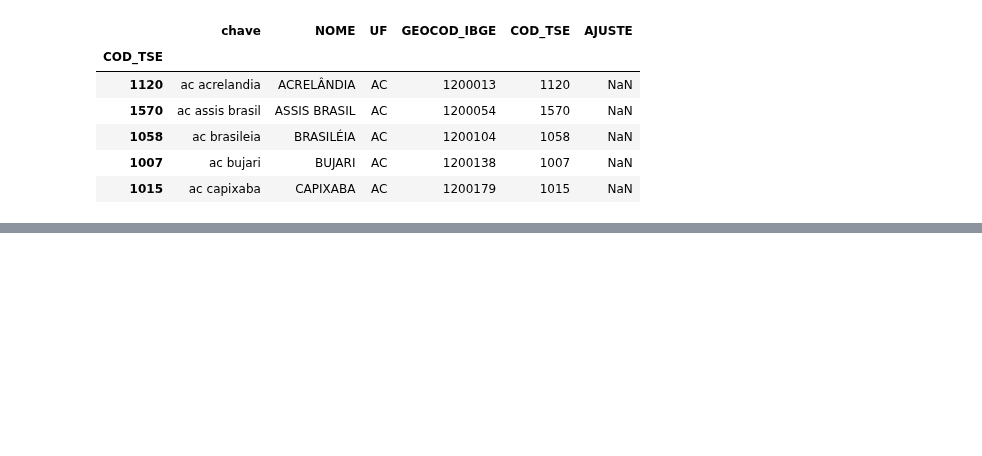
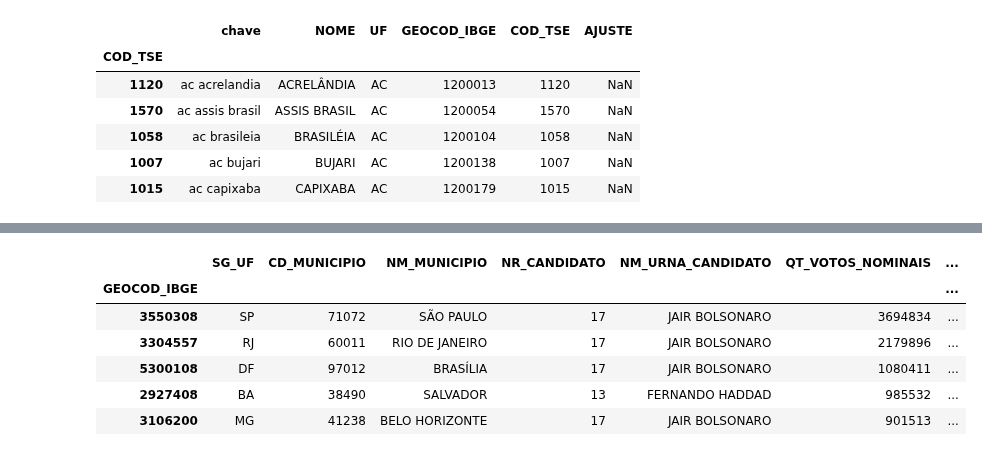
Before and after one commit to V1L3La/Learning-An-lise-de-Dados-em-Python, a Jupyter notebook: Mapa_das_Eleições_de_2018.ipynb, the cells around one changed output, grey strips where cells are left out. Saved outputs shown, nothing was run; the diff lists cells and outputs as text; code cells hidden in the pictures; blank space fills up the shorter version.

```diff
--- a/Mapa_das_Eleições_de_2018.ipynb
+++ b/Mapa_das_Eleições_de_2018.ipynb
@@ -446,0 +512,5 @@ df_vot_equ.head()
+# %%
+# (5)
+# Converter o tipo da coluna GEOCOD_IBGE do dataframe df_vot_equ em string
+df_vot_equ['GEOCOD_IBGE'] = df_vot_equ['GEOCOD_IBGE'].astype(str)
+df_vot_equ.info()
@@ -446,0 +553,15 @@ df_vot_equ.head()
+# %%
+# (6)
+# Reindexar o dataframe de df_vot_equ pelo codigo do IBGE(= GEOCOD_IBGE)
+
+# drop=False ==> não descarta(apaga) a coluna original mais se torne o indice do df
+df_vot_equ.set_index('GEOCOD_IBGE', drop=False, inplace=True)
+df_vot_equ.head()
+# %% [output]
+|  | SG_UF | CD_MUNICIPIO | NM_MUNICIPIO | NR_CANDIDATO | NM_URNA_CANDIDATO | QT_VOTOS_NOMINAIS | ... |
+| GEOCOD_IBGE |  |  |  |  |  |  | ... |
+| 3550308 | SP | 71072 | SÃO PAULO | 17 | JAIR BOLSONARO | 3694834 | ... |
+| 3304557 | RJ | 60011 | RIO DE JANEIRO | 17 | JAIR BOLSONARO | 2179896 | ... |
+| 5300108 | DF | 97012 | BRASÍLIA | 17 | JAIR BOLSONARO | 1080411 | ... |
+| 2927408 | BA | 38490 | SALVADOR | 13 | FERNANDO HADDAD | 985532 | ... |
+| 3106200 | MG | 41238 | BELO HORIZONTE | 17 | JAIR BOLSONARO | 901513 | ... |
```
Also changed, not shown: parts of 11 cells of this notebook.
